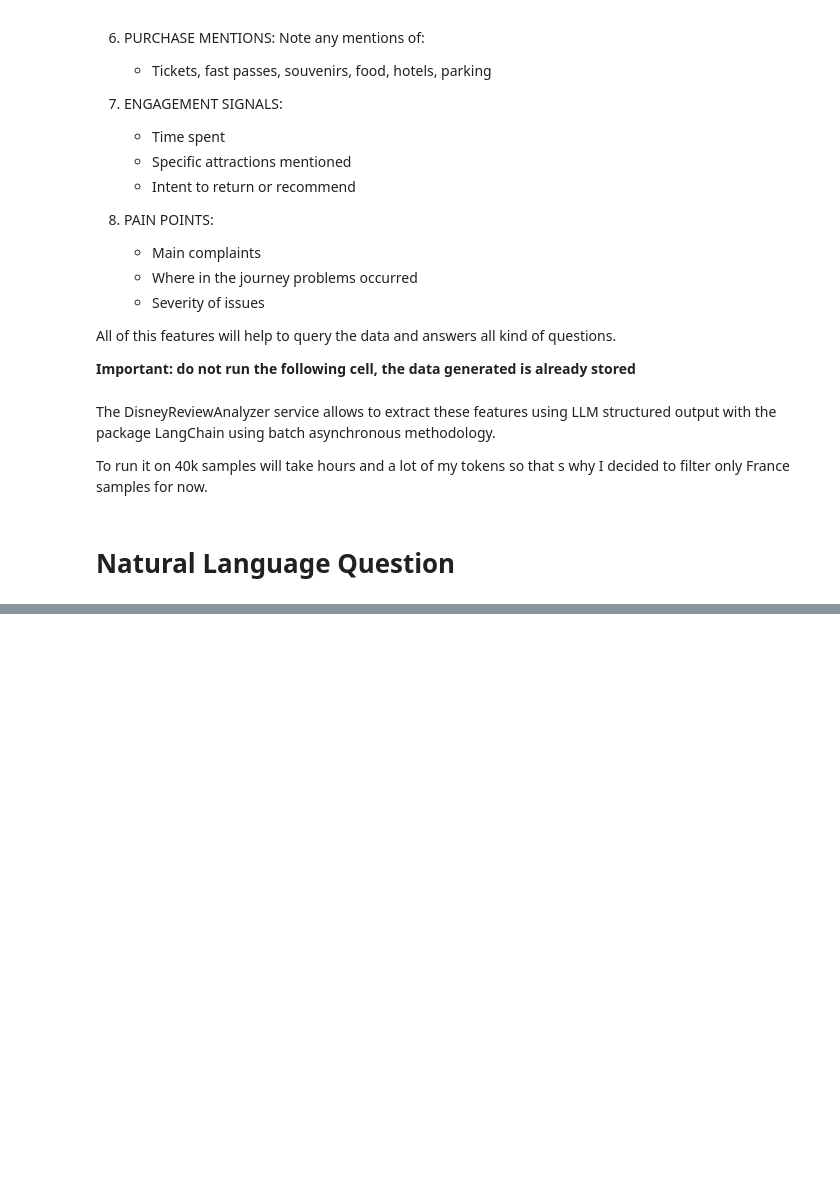
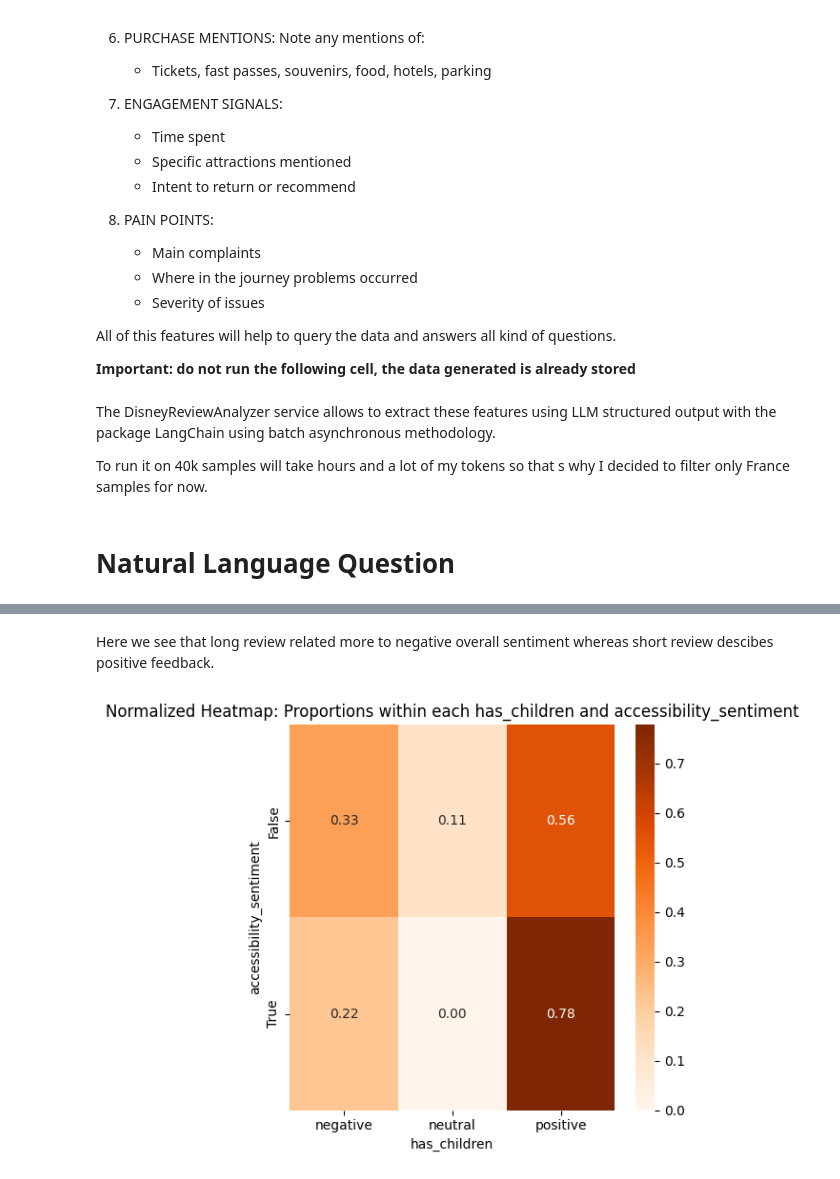
Before and after one commit to MatthiasELBAZ/disney_review_rag_mixture_of_encoder, a Jupyter notebook: stampli_hs.ipynb, the cells around one changed output, grey strips where cells are left out. Saved outputs shown, nothing was run; the diff lists cells and outputs as text; code cells hidden in the pictures; blank space fills up the shorter version.

```diff
--- a/stampli_hs.ipynb
+++ b/stampli_hs.ipynb
@@ -477,0 +325,6 @@ In summary, Disney theme parks provide a largely positive experience for familie
+# %% [markdown]
+Here we see that long review related more to negative overall sentiment whereas short review descibes positive feedback.
+# %%
+two_d_histogram(df_fr_analyzed[df_fr_analyzed.accessibility_sentiment != 'not_mentioned'], 'has_children', 'accessibility_sentiment')
+# %% [output]
+[figure, added]
```
Also changed, not shown: parts of 31 cells of this notebook, 5 other files.
